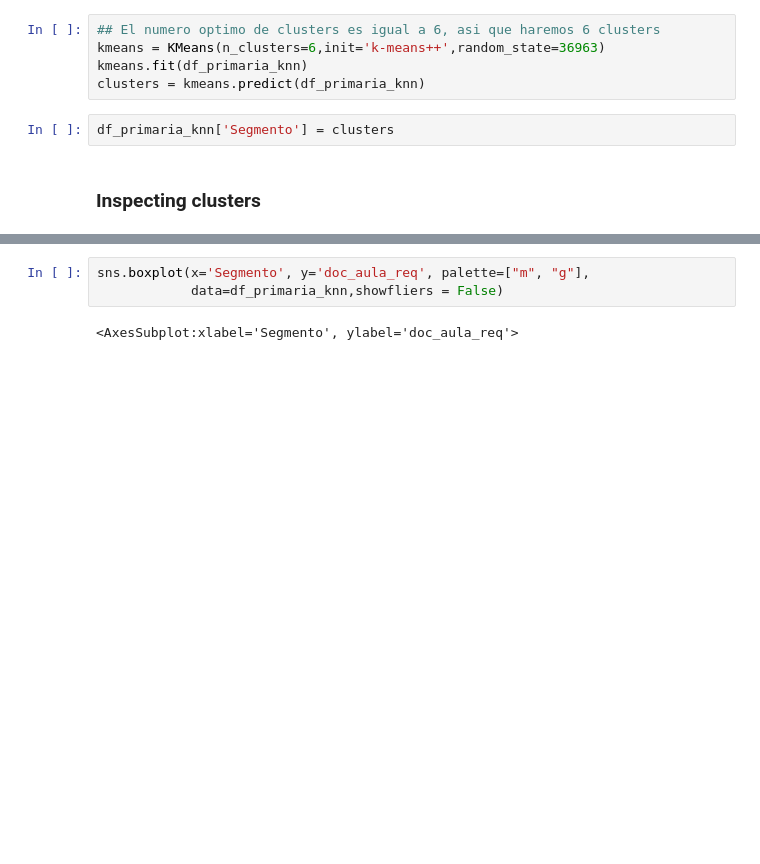
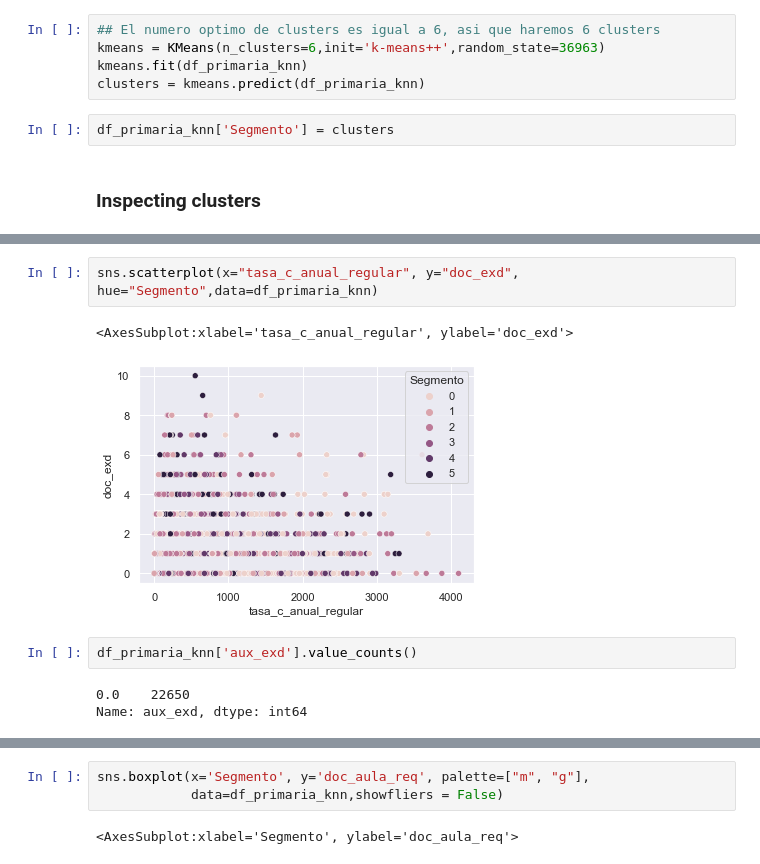
Before and after one commit to hugoferquiroz/AITeacherAllocation, a Jupyter notebook: Scripts/2-2 clusters.ipynb, the cells around one changed output, grey strips where cells are left out. Saved outputs shown, nothing was run; the diff lists cells and outputs as text; blank space fills up the shorter version.

```diff
--- a/Scripts/2-2 clusters.ipynb
+++ b/Scripts/2-2 clusters.ipynb
@@ -189,0 +208,10 @@ df_primaria_knn['Segmento'] = clusters
+# %%
+sns.scatterplot(x="tasa_c_anual_regular", y="doc_exd", hue="Segmento",data=df_primaria_knn)
+# %% [output]
+<AxesSubplot:xlabel='tasa_c_anual_regular', ylabel='doc_exd'>
+[figure, added]
+# %%
+df_primaria_knn['aux_exd'].value_counts()
+# %% [output]
+0.0    22650
+Name: aux_exd, dtype: int64
```
Also changed, not shown: parts of 22 cells of this notebook.
